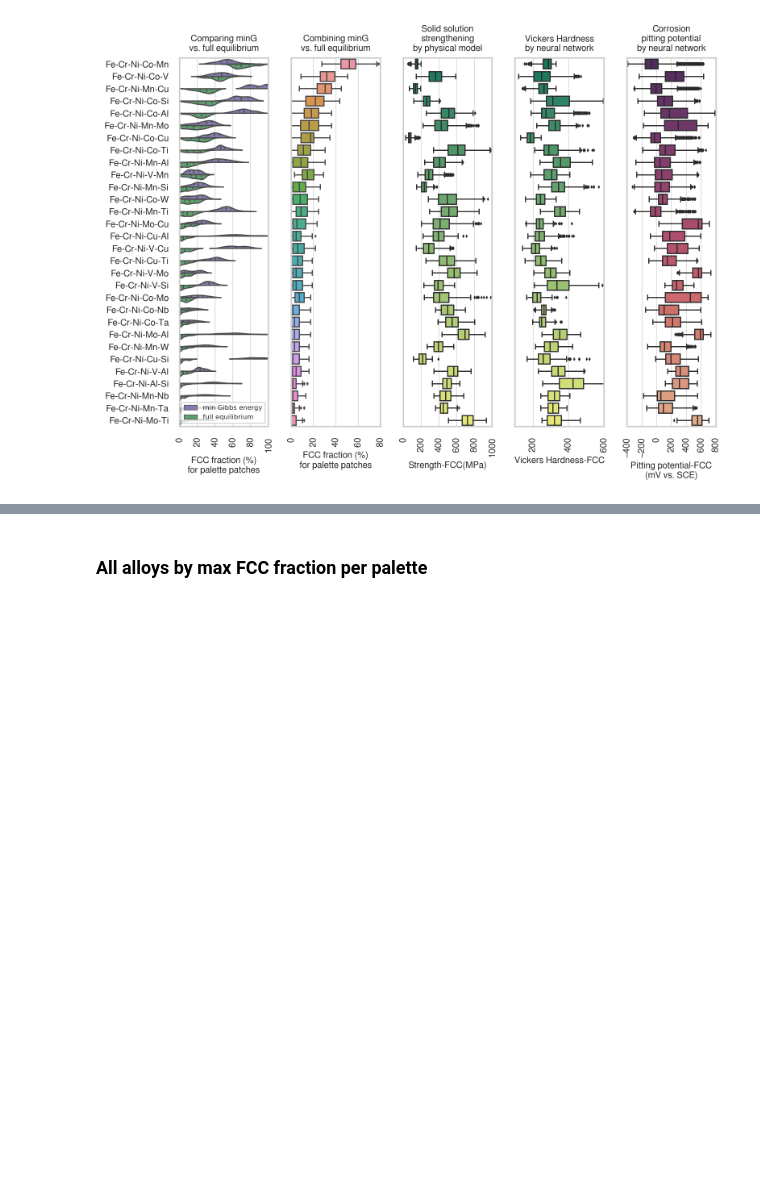
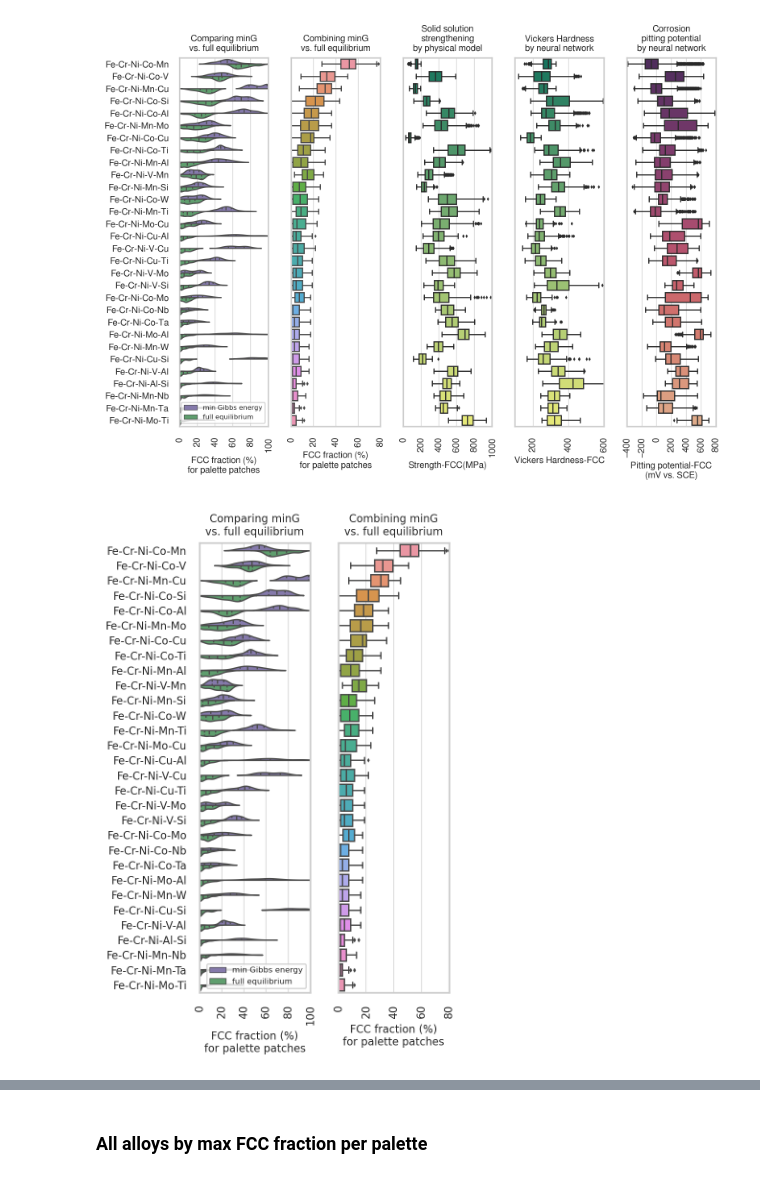
Before and after one commit to YXWU2014/CCA_CALPHAD_SSS_ML, a Jupyter notebook: sns_plot.ipynb, the cells around one changed output, grey strips where cells are left out. Cells and saved outputs as stored; diff of their text form; code cells hidden in the pictures; blank space fills up the shorter version.

```diff
--- a/sns_plot.ipynb
+++ b/sns_plot.ipynb
@@ -45,6 +45,9 @@ for compo_D_E in compo_D_E_list:
     compo_A_B_C_D_E_list.append(compo_A_B_C_D_E_merge)
     compo_A_B_C_D_E_label_list.append(compo_A_B_C_D_E_label_merge)
 
+compo_A_B_C_D_E_list.append('Fe_Cr_Ni')
+compo_A_B_C_D_E_label_list.append('Fe-Cr-Ni')
+
 print("compo_A_B_C_D_E_list : ", compo_A_B_C_D_E_list[0])
 print("compo_A_B_C_D_E_label_list: ", compo_A_B_C_D_E_label_list[0])
 
@@ -426,3 +428,47 @@ sns_plot(df_fcc_sns_30, df_SSS_sns_30, df_H1_C2_sns_30,
          figsize=(8, 6), rotation=90, fig_name='sns_plot_30.pdf')
 # %% [output]
 [figure]
+# %%
+def sns_plot_minG_FullEquil(df_fcc_sns_30, df_SSS_sns_30, df_H1_C2_sns_30, figsize=(8, 6), rotation=45, fig_name='sns_plot_30.pdf'):
+
+    fig, axs = plt.subplots(ncols=2, figsize=figsize, dpi=200)
+    sns.set_theme(style="whitegrid", rc={
+                  "axes.grid": True, "grid.linewidth": 0.5})
+    font_size = 8
+
+    sns.violinplot(data=df_fcc_sns_30, x="Gmin_vs_eq_FCC_fraction", y="compo_A_B_C_D_E", hue="minG vs.full equil.",
+                   split=True, inner="quart", linewidth=1,
+                   palette={"min Gibbs energy": "m", "full equilibrium": "g"}, ax=axs[0])
+    axs[0].set_title("Comparing minG\nvs. full equilibrium",
+                     fontsize=font_size)
+    axs[0].set_xlabel('FCC fraction (%)\nfor palette patches',
+                      fontsize=font_size)
+    axs[0].set_ylabel(None)
+    axs[0].legend(fontsize=font_size-2, loc='lower right')
+    axs[0].set_xlim([0, 100])
+    axs[0].set_xticks(range(0, 101, 20))
+    axs[0].tick_params(axis='x', rotation=rotation)
+    axs[0].tick_params(axis='both', labelsize=font_size)
+
+    sns.boxplot(data=df_fcc_sns_30, x="Gmin_eq_FCC_fraction", y="compo_A_B_C_D_E",
+                linewidth=1, fliersize=1, ax=axs[1])  # palette="summer"
+    axs[1].set_title("Combining minG\nvs. full equilibrium",
+                     fontsize=font_size)
+    axs[1].set_xlabel('FCC fraction (%)\nfor palette patches',
+                      fontsize=font_size)
+    axs[1].set_ylabel(None)
+    axs[1].set_xlim([0, 80])
+    axs[1].set_xticks(range(0, 81, 20))
+    axs[1].set_yticklabels([])
+    axs[1].tick_params(axis='x', rotation=rotation)
+    axs[1].tick_params(axis='both', labelsize=font_size)
+
+    plt.tight_layout()
+    plt.savefig(fig_name, bbox_inches='tight')
+    plt.show()
+
+
+sns_plot_minG_FullEquil(df_fcc_sns_30, df_SSS_sns_30, df_H1_C2_sns_30,
+                        figsize=(4, 6), rotation=90, fig_name='sns_plot_30_minG_FullEquil.pdf')
+# %% [output]
+[figure, added]
```
Also changed, not shown: parts of 3 cells of this notebook, 9 other files.
